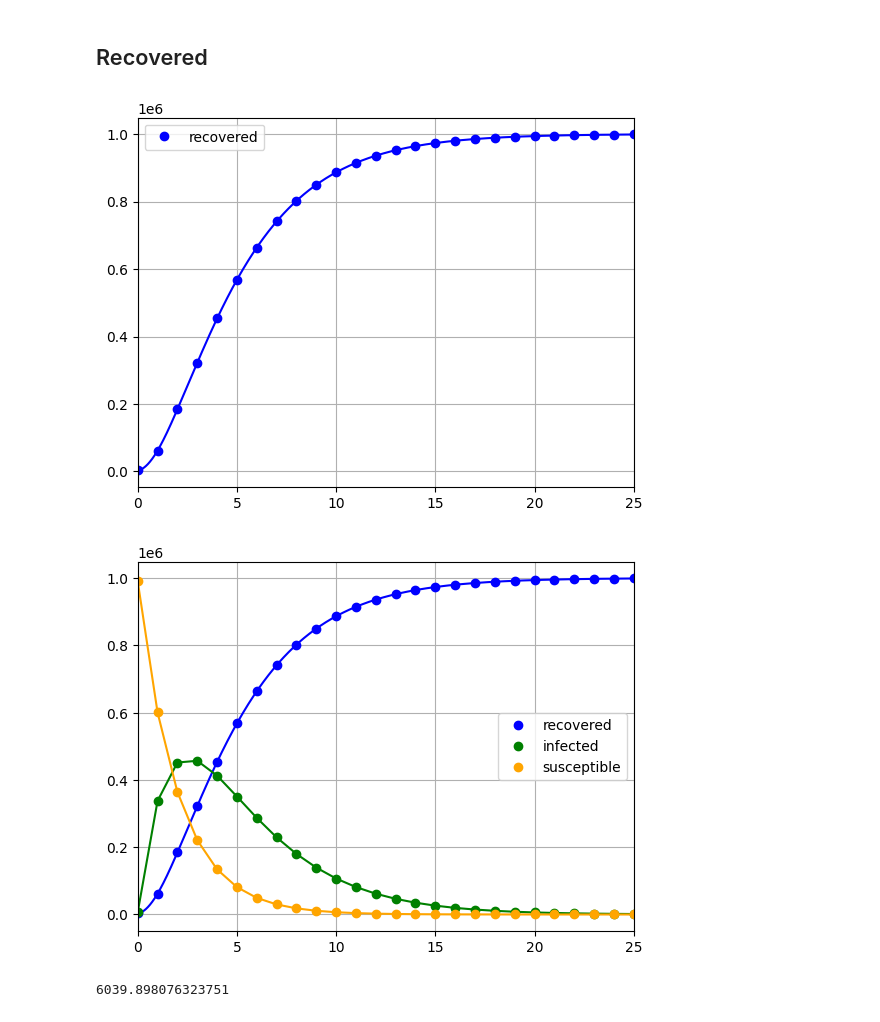
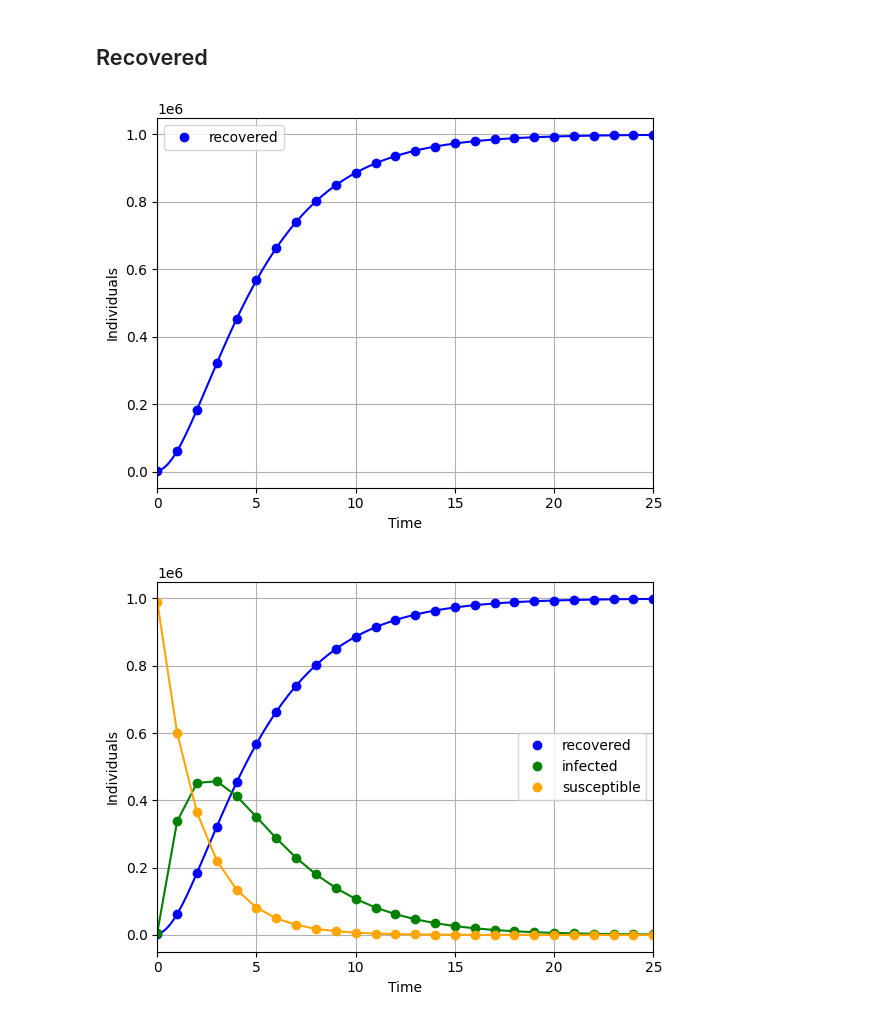
Before and after one commit to PavelStelmakhV/hw304-csipy, a Jupyter notebook: Hw4.2.ipynb, the cells around one changed output. Saved outputs shown, nothing was run; the diff lists cells and outputs as text; code cells hidden in the pictures.

```diff
--- a/Hw4.2.ipynb
+++ b/Hw4.2.ipynb
@@ -51,35 +53,30 @@ plt.grid()
 ## Recovered
 # %%
 recovered = interp1d(susceptible.t, N - susceptible.y[0] - infected.y[0], kind='cubic')
-
 plt.plot(susceptible.t, N - susceptible.y[0] - infected.y[0], 'o', color='blue', label='recovered')
 more_date = np.linspace(t0, tf, 10000)
 plt.plot(more_date, recovered(more_date), color='blue')
 plt.legend()
 plt.xlim(t0, tf)
+plt.xlabel('Time')
+plt.ylabel('Individuals')
 plt.grid()
 # %% [output]
-[figure, old version]
+[figure, new version]
 # %%
 plt.plot(susceptible.t, N - susceptible.y[0] - infected.y[0], 'o', color='blue', label='recovered')
 plt.plot(more_date, recovered(more_date), color='blue')
 
 plt.plot(infected.t, infected.y[0], 'o', color='green', label='infected')
 plt.plot(infected.t, infected.sol(infected.t)[0], color='green')
 
 plt.plot(susceptible.t, susceptible.y[0], 'o', color='orange', label='susceptible')
 plt.plot(susceptible.t, susceptible.sol(susceptible.t)[0], color='orange')
 
 plt.legend()
 plt.xlim(t0, tf)
+plt.xlabel('Time')
+plt.ylabel('Individuals')
 plt.grid()
 # %% [output]
-[figure, old version]
+[figure, new version]
-# %%
-def temp(t):
-  result = alpha / (beta-alpha) * S0 * np.exp(-alpha * t) + (I0 - alpha / (beta-alpha) * S0) * np.exp(-beta * t)
-  return result
-
-temp(20)
-# %% [output]
-6039.898076323751
```
Also changed, not shown: parts of 2 cells of this notebook.
